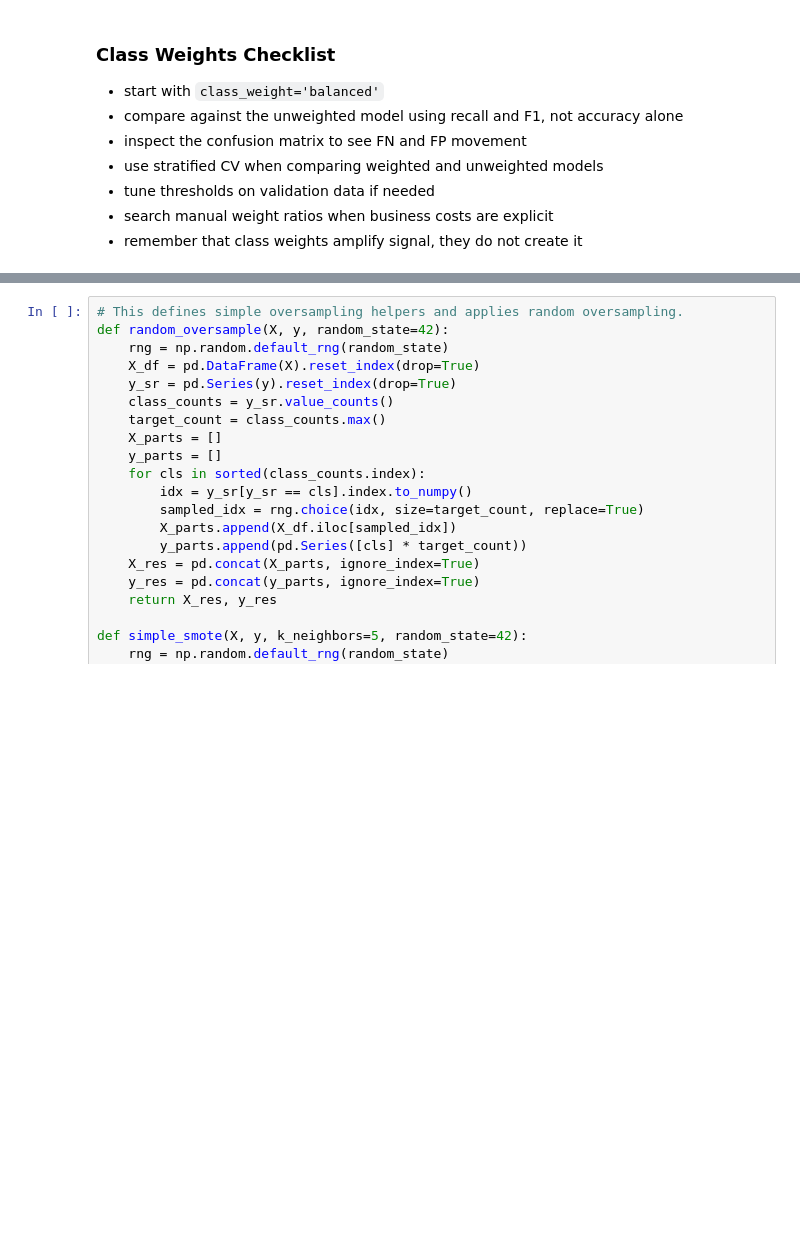
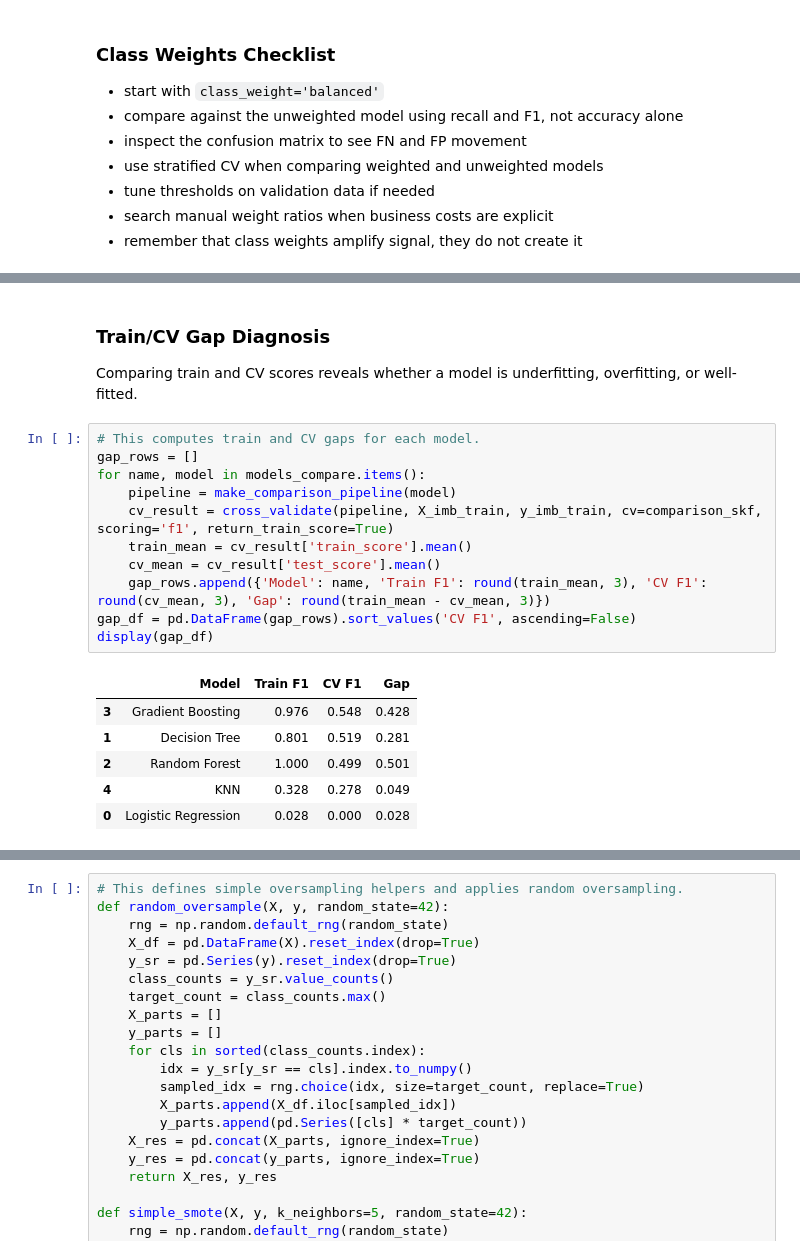
Before and after one commit to kalviumcommunity/S66-0426-Niru-FloodRisk-MachineLearning, a Jupyter notebook: notebooks/complete_project_workflow.ipynb, the cells around one changed output, grey strips where cells are left out. Cells and saved outputs as stored; diff of their text form; blank space fills up the shorter version.

```diff
--- a/notebooks/complete_project_workflow.ipynb
+++ b/notebooks/complete_project_workflow.ipynb
@@ -1858,0 +1890,22 @@ Key rule:
+# %% [markdown]
+### Train/CV Gap Diagnosis
+
+Comparing train and CV scores reveals whether a model is underfitting, overfitting, or well-fitted.
+# %%
+# This computes train and CV gaps for each model.
+gap_rows = []
+for name, model in models_compare.items():
+    pipeline = make_comparison_pipeline(model)
+    cv_result = cross_validate(pipeline, X_imb_train, y_imb_train, cv=comparison_skf, scoring='f1', return_train_score=True)
+    train_mean = cv_result['train_score'].mean()
+    cv_mean = cv_result['test_score'].mean()
+    gap_rows.append({'Model': name, 'Train F1': round(train_mean, 3), 'CV F1': round(cv_mean, 3), 'Gap': round(train_mean - cv_mean, 3)})
+gap_df = pd.DataFrame(gap_rows).sort_values('CV F1', ascending=False)
+display(gap_df)
+# %% [output]
+|  | Model | Train F1 | CV F1 | Gap |
+| 3 | Gradient Boosting | 0.976 | 0.548 | 0.428 |
+| 1 | Decision Tree | 0.801 | 0.519 | 0.281 |
+| 2 | Random Forest | 1.000 | 0.499 | 0.501 |
+| 4 | KNN | 0.328 | 0.278 | 0.049 |
+| 0 | Logistic Regression | 0.028 | 0.000 | 0.028 |
```
Also changed, not shown: parts of 15 cells of this notebook.
